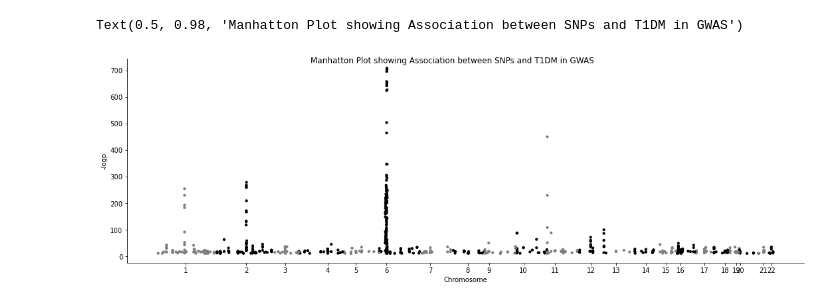
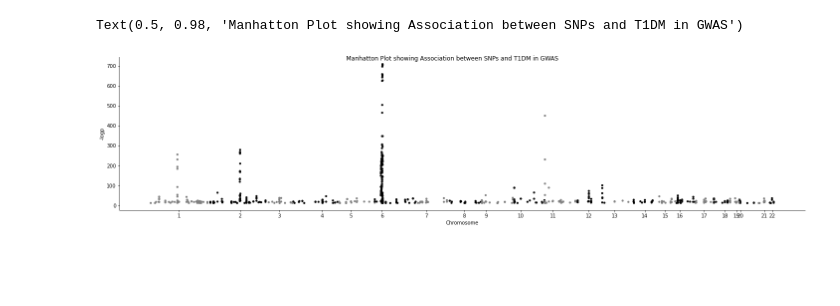
Before and after one commit to imcalledlewis/QMUL-Bioinformatics-DDG, a Jupyter notebook: data/Man_plot.ipynb, the cells around one changed output. Cells and saved outputs as stored; diff of their text form; code cells hidden in the pictures; blank space fills up the shorter version.

```diff
--- a/data/Man_plot.ipynb
+++ b/data/Man_plot.ipynb
@@ -6,37 +1,41 @@ df = pd.read_csv('.\TSVs\T1D_GWAS_add.tsv', sep='\t')
 # %%
+import pandas as pd
+import numpy as np
 import seaborn as sns
 %matplotlib inline
+
+df = pd.read_csv('.\TSVs\T1D_GWAS_add.tsv', sep='\t')
 
 my_data = df.sample(642)
 
 g=sns.relplot(
     data = my_data, # for whole genome this number will be 10000, or however many you want to see
     x= 'cumulative_pos',
     y= '-logp',
-    aspect = 3, # size of graph
+    aspect = 4, # size of graph
     hue = 'CHR_ID', # for whole genome this is the chromosome
     palette= ['grey','black'] * 11, #random colour scheme, can be changed to any colour(s)
     linewidth=0,
     size=4,
     legend=None
 )
 
 # Editing x-axis and making it neater
 g.ax.set_xlabel('Chromosome') # x-axis label
 
 # Setting where the labels in the x-axis should be
 g.ax.set_xticks(df.groupby('CHR_ID')['cumulative_pos'].median())
 
 g.ax.set_xticklabels(df['CHR_ID'].unique())
 
 
 # Add title to graph
 g.fig.suptitle('Manhatton Plot showing Association between SNPs and T1DM in GWAS')
 
 # Create annotations for each SNP point
 #annotations = my_data[my_data['-logp'] > 20].apply(lambda p : g.ax.annotate(p['SNPS'], (p['cumulative_pos'], p['-logp'])), axis=1).to_list()
 
 #adjust_text(annotations, arrowprops = {'arrowstyle': '->', 'color':'blue'})
 # %% [output]
 Text(0.5, 0.98, 'Manhatton Plot showing Association between SNPs and T1DM in GWAS')
-[figure, old version]
+[figure, new version]
```
Also changed, not shown: parts of 1 cell of this notebook.
